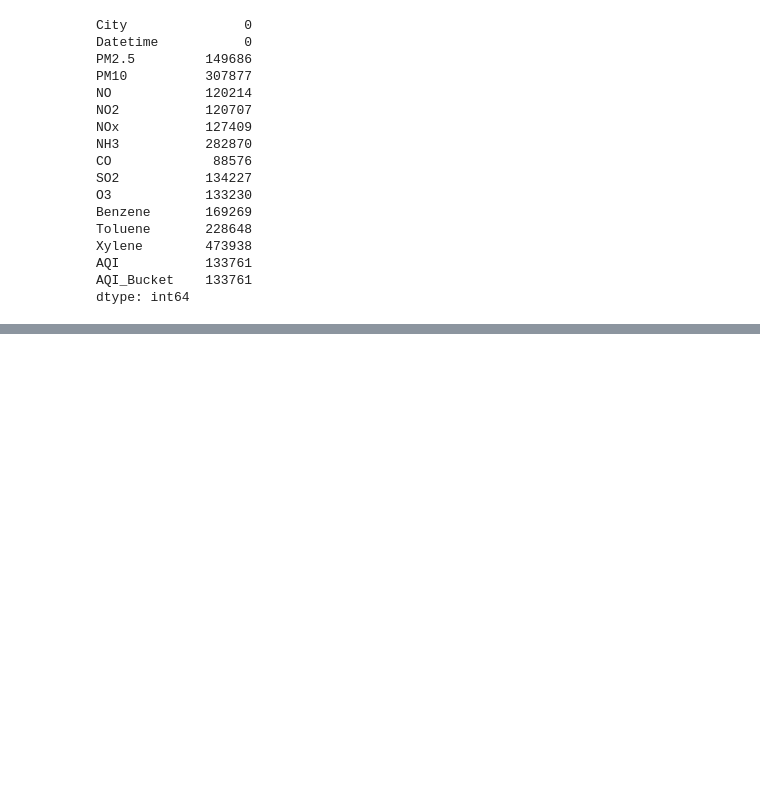
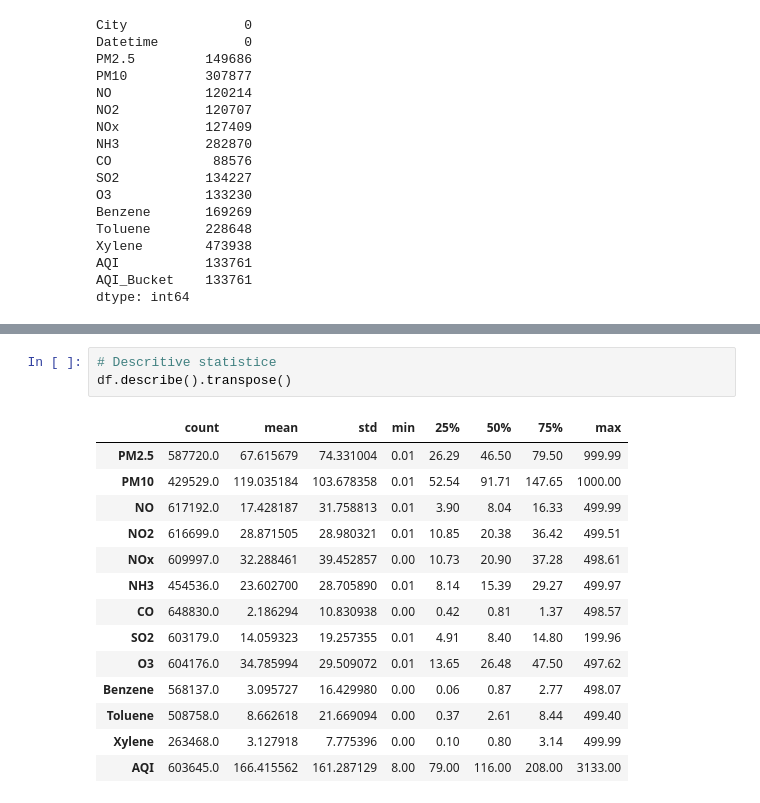
Before and after one commit to Naresh-Dhimal/Air_Quality_Bucket_Classification, a Jupyter notebook: notebooks/data_ingestion.ipynb, the cells around one changed output, grey strips where cells are left out. Drawn from its saved outputs; the diff is of its cells as text; blank space fills up the shorter version.

```diff
--- a/notebooks/data_ingestion.ipynb
+++ b/notebooks/data_ingestion.ipynb
@@ -144,0 +182,18 @@ dtype: float64
+# %%
+# Descritive statistice
+df.describe().transpose()
+# %% [output]
+|  | count | mean | std | min | 25% | 50% | 75% | max |
+| PM2.5 | 587720.0 | 67.615679 | 74.331004 | 0.01 | 26.29 | 46.50 | 79.50 | 999.99 |
+| PM10 | 429529.0 | 119.035184 | 103.678358 | 0.01 | 52.54 | 91.71 | 147.65 | 1000.00 |
+| NO | 617192.0 | 17.428187 | 31.758813 | 0.01 | 3.90 | 8.04 | 16.33 | 499.99 |
+| NO2 | 616699.0 | 28.871505 | 28.980321 | 0.01 | 10.85 | 20.38 | 36.42 | 499.51 |
+| NOx | 609997.0 | 32.288461 | 39.452857 | 0.00 | 10.73 | 20.90 | 37.28 | 498.61 |
+| NH3 | 454536.0 | 23.602700 | 28.705890 | 0.01 | 8.14 | 15.39 | 29.27 | 499.97 |
+| CO | 648830.0 | 2.186294 | 10.830938 | 0.00 | 0.42 | 0.81 | 1.37 | 498.57 |
+| SO2 | 603179.0 | 14.059323 | 19.257355 | 0.01 | 4.91 | 8.40 | 14.80 | 199.96 |
+| O3 | 604176.0 | 34.785994 | 29.509072 | 0.01 | 13.65 | 26.48 | 47.50 | 497.62 |
+| Benzene | 568137.0 | 3.095727 | 16.429980 | 0.00 | 0.06 | 0.87 | 2.77 | 498.07 |
+| Toluene | 508758.0 | 8.662618 | 21.669094 | 0.00 | 0.37 | 2.61 | 8.44 | 499.40 |
+| Xylene | 263468.0 | 3.127918 | 7.775396 | 0.00 | 0.10 | 0.80 | 3.14 | 499.99 |
+| AQI | 603645.0 | 166.415562 | 161.287129 | 8.00 | 79.00 | 116.00 | 208.00 | 3133.00 |
```
Also changed, not shown: parts of 34 cells of this notebook, 2 other files.
